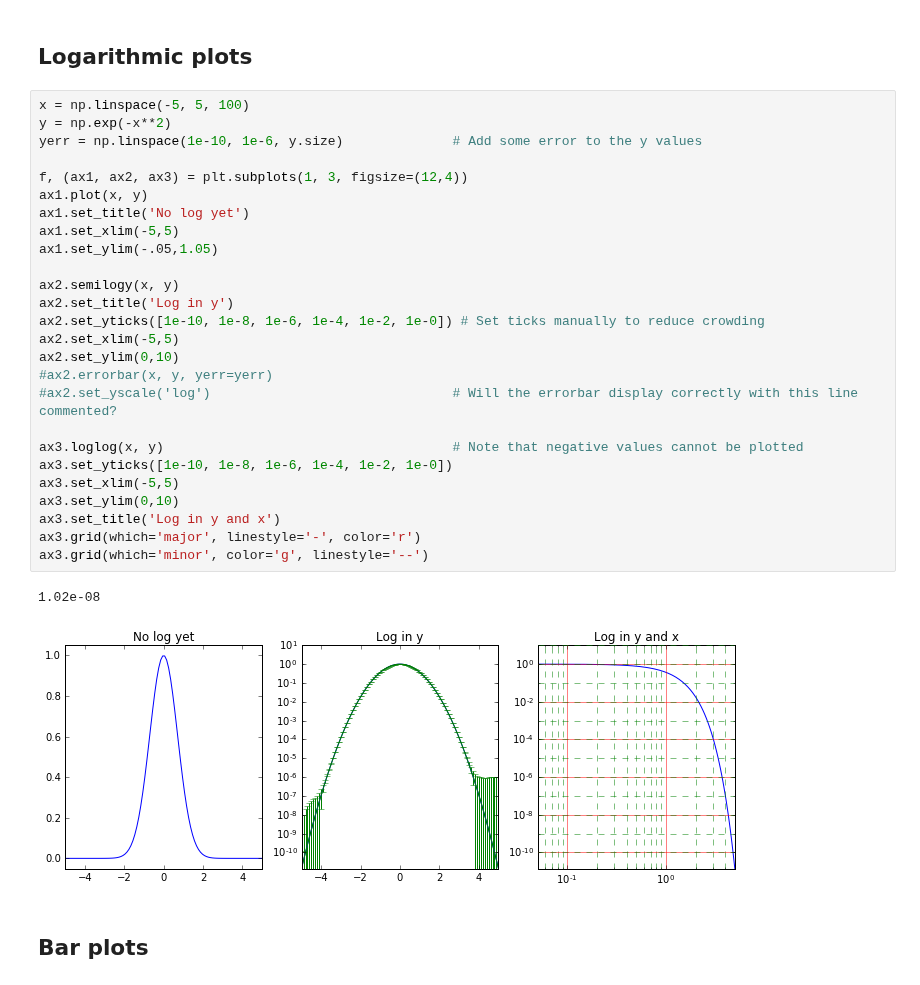
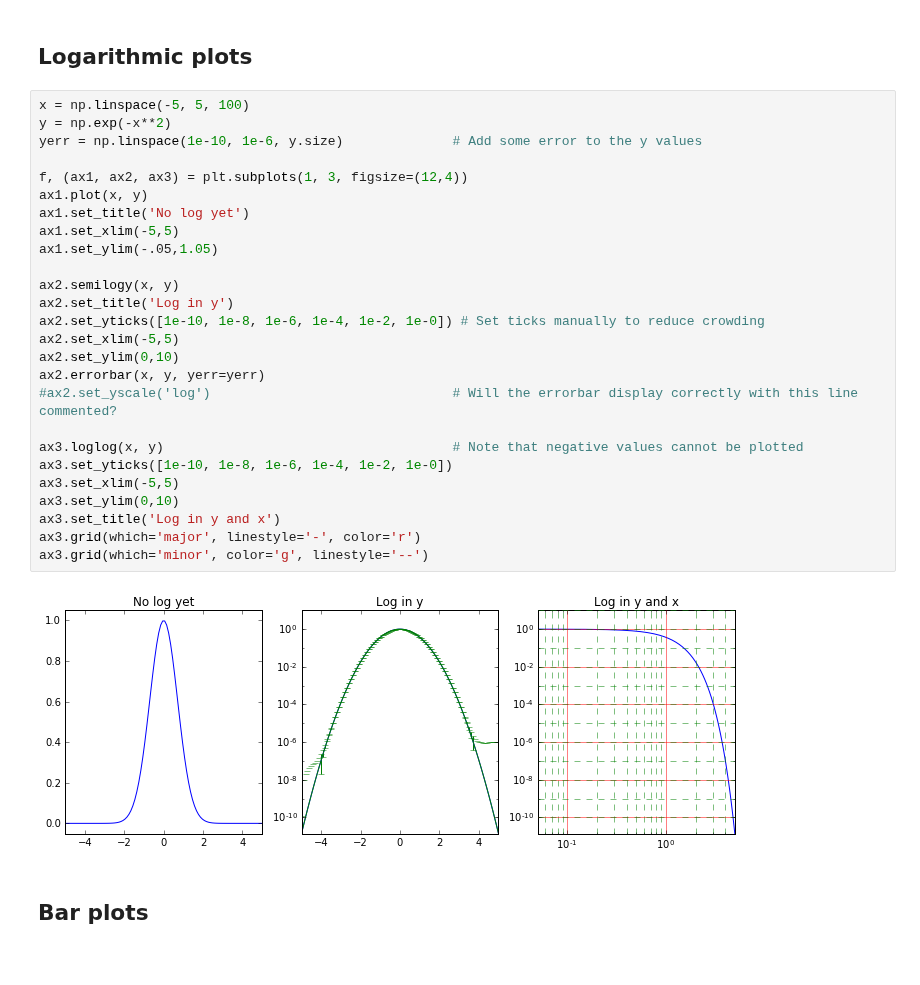
Before and after one commit to profjsb/python-bootcamp, a Jupyter notebook: Lectures/21_NumpyMatplotlib/IntroMatplolib.ipynb, the cells around one changed output. Saved outputs shown, nothing was run; the diff lists cells and outputs as text.

```diff
--- a/Lectures/21_NumpyMatplotlib/IntroMatplolib.ipynb
+++ b/Lectures/21_NumpyMatplotlib/IntroMatplolib.ipynb
@@ -358,32 +357,31 @@ plt.title("Errorbar Plot with Variable Errors")
 # %%
 x = np.linspace(-5, 5, 100)
 y = np.exp(-x**2)
 yerr = np.linspace(1e-10, 1e-6, y.size)              # Add some error to the y values
 
 f, (ax1, ax2, ax3) = plt.subplots(1, 3, figsize=(12,4))
 ax1.plot(x, y)
 ax1.set_title('No log yet')
 ax1.set_xlim(-5,5)
 ax1.set_ylim(-.05,1.05)
 
 ax2.semilogy(x, y)
 ax2.set_title('Log in y')
 ax2.set_yticks([1e-10, 1e-8, 1e-6, 1e-4, 1e-2, 1e-0]) # Set ticks manually to reduce crowding
 ax2.set_xlim(-5,5)
 ax2.set_ylim(0,10)
-#ax2.errorbar(x, y, yerr=yerr)
+ax2.errorbar(x, y, yerr=yerr)
 #ax2.set_yscale('log')                               # Will the errorbar display correctly with this line commented?
 
 ax3.loglog(x, y)                                     # Note that negative values cannot be plotted
 ax3.set_yticks([1e-10, 1e-8, 1e-6, 1e-4, 1e-2, 1e-0])
 ax3.set_xlim(-5,5)
 ax3.set_ylim(0,10)
 ax3.set_title('Log in y and x')
 ax3.grid(which='major', linestyle='-', color='r')
 ax3.grid(which='minor', color='g', linestyle='--')
 # %% [output]
-1.02e-08
-[figure, old version]
+[figure, new version]
 # %% [markdown]
 ## Bar plots
 # %%
```
Also changed, not shown: parts of 12 cells of this notebook, 1 other file.
